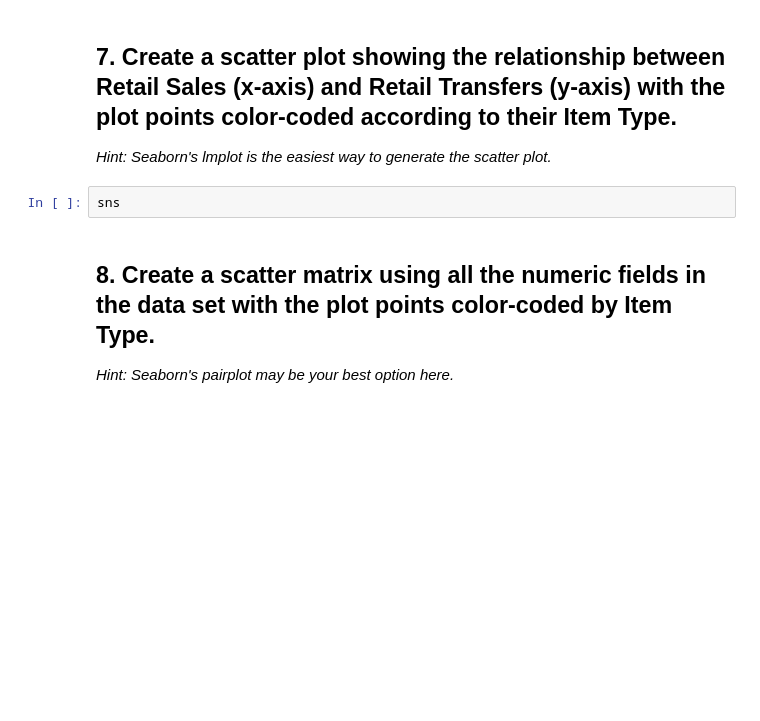
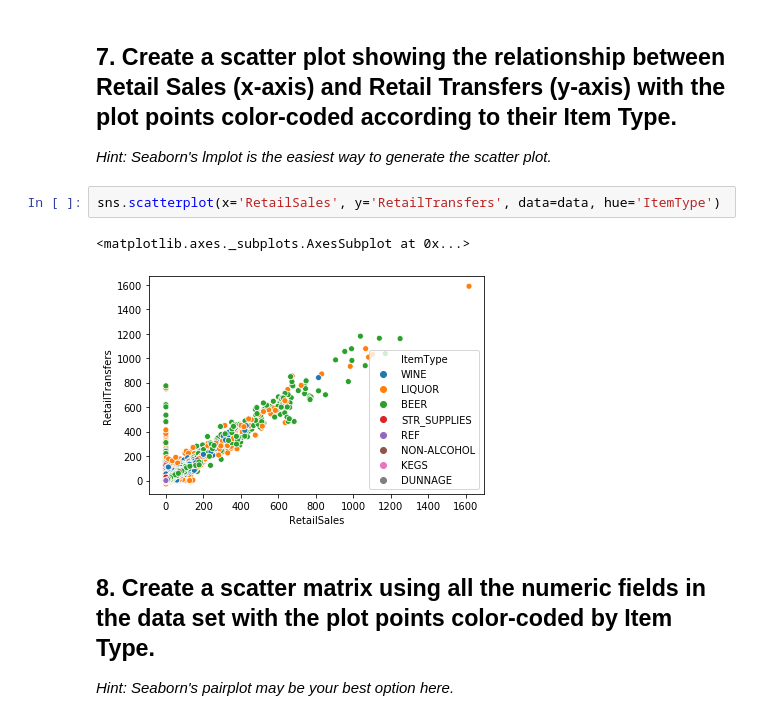
Before and after one commit to ironhack-datalabs/datamad0120, a Jupyter notebook: module-2/lab-plotting-multiple-data-series/your-code/main.ipynb, the cells around one changed output. Cells and saved outputs as stored; diff of their text form; blank space fills up the shorter version.

```diff
--- a/module-2/lab-plotting-multiple-data-series/your-code/main.ipynb
+++ b/module-2/lab-plotting-multiple-data-series/your-code/main.ipynb
@@ -81,8 +81,11 @@ data3 = pd.pivot_table(data, values="RetailSales", index=["Year", "Month"], colu
 ## 7. Create a scatter plot showing the relationship between Retail Sales (x-axis) and Retail Transfers (y-axis) with the plot points color-coded according to their Item Type.
 
 *Hint: Seaborn's lmplot is the easiest way to generate the scatter plot.*
-# %%
-sns
+# %%
+sns.scatterplot(x='RetailSales', y='RetailTransfers', data=data, hue='ItemType')
+# %% [output]
+<matplotlib.axes._subplots.AxesSubplot at 0x...>
+[figure, added]
 # %% [markdown]
 ## 8. Create a scatter matrix using all the numeric fields in the data set with the plot points color-coded by Item Type.
 
```
Also changed, not shown: parts of 1 cell of this notebook.
